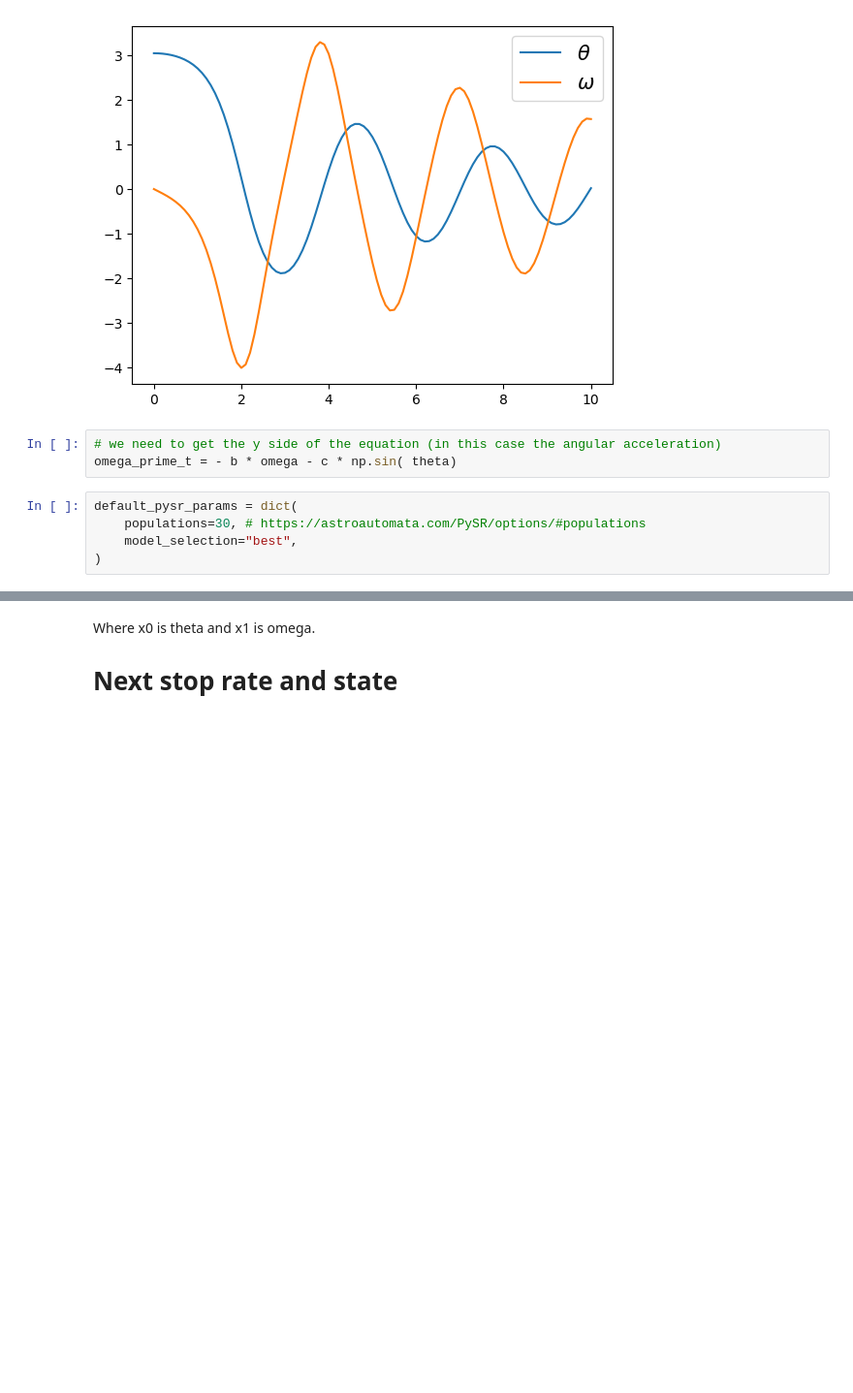
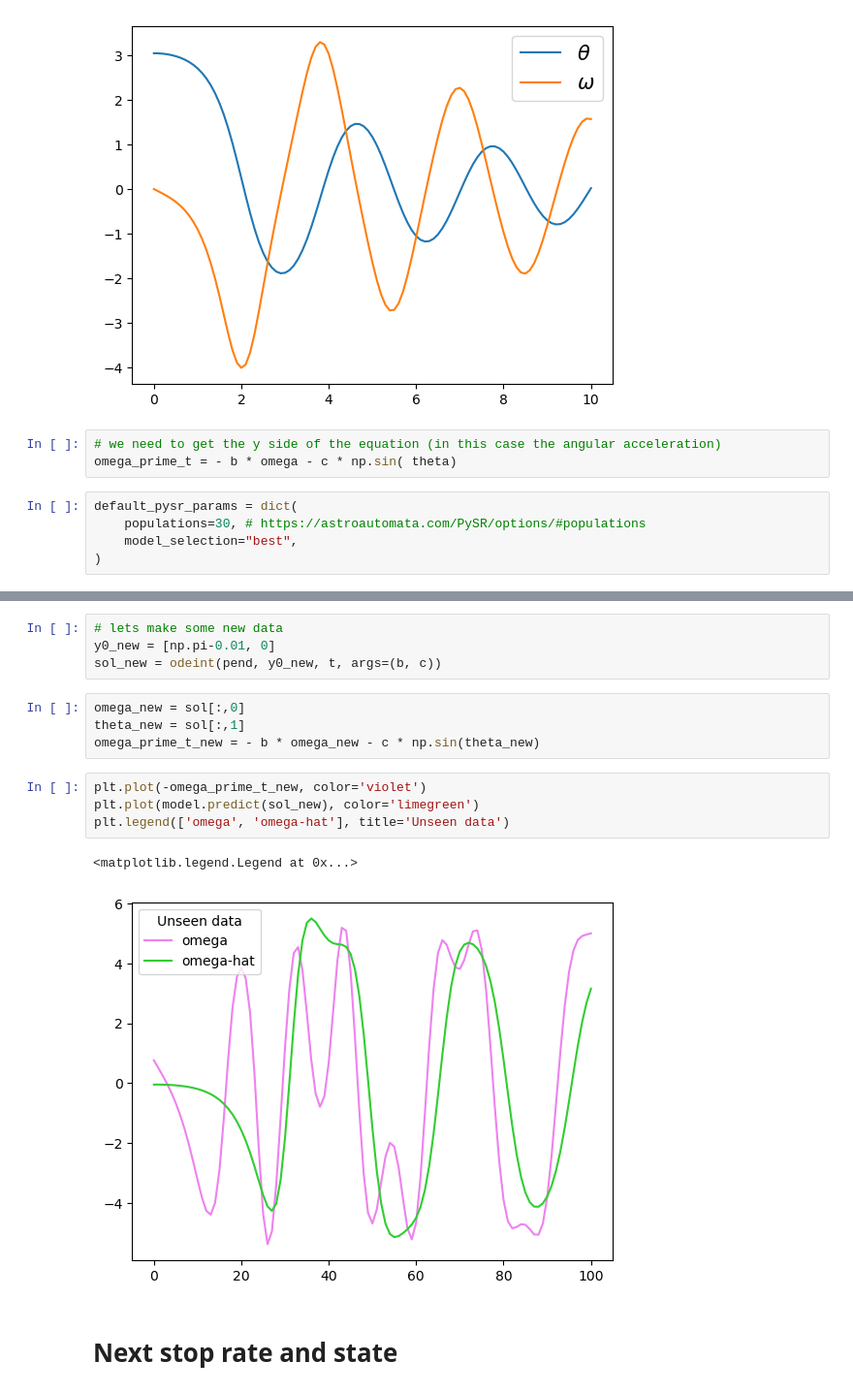
Before and after one commit to thwbecker/ML-for-EQ-physics-discovery, a Jupyter notebook: tutorial1.ipynb, the cells around one changed output, grey strips where cells are left out. Shown at 97% size. Cells and saved outputs as stored; diff of their text form; blank space fills up the shorter version.

```diff
--- a/tutorial1.ipynb
+++ b/tutorial1.ipynb
@@ -180,4 +214,18 @@ PySRRegressor.equations_ = [
+# %%
+# lets make some new data
+y0_new = [np.pi-0.01, 0]
+sol_new = odeint(pend, y0_new, t, args=(b, c))
+# %%
+omega_new = sol[:,0]
+theta_new = sol[:,1]
+omega_prime_t_new = - b * omega_new - c * np.sin(theta_new)
+# %%
+plt.plot(-omega_prime_t_new, color='violet')
+plt.plot(model.predict(sol_new), color='limegreen')
+plt.legend(['omega', 'omega-hat'], title='Unseen data')
+# %% [output]
+<matplotlib.legend.Legend at 0x...>
+[figure, added]
 # %% [markdown]
-Where x0 is theta and x1 is omega.
 
 # Next stop rate and state
```
Also changed, not shown: parts of 6 cells of this notebook.
